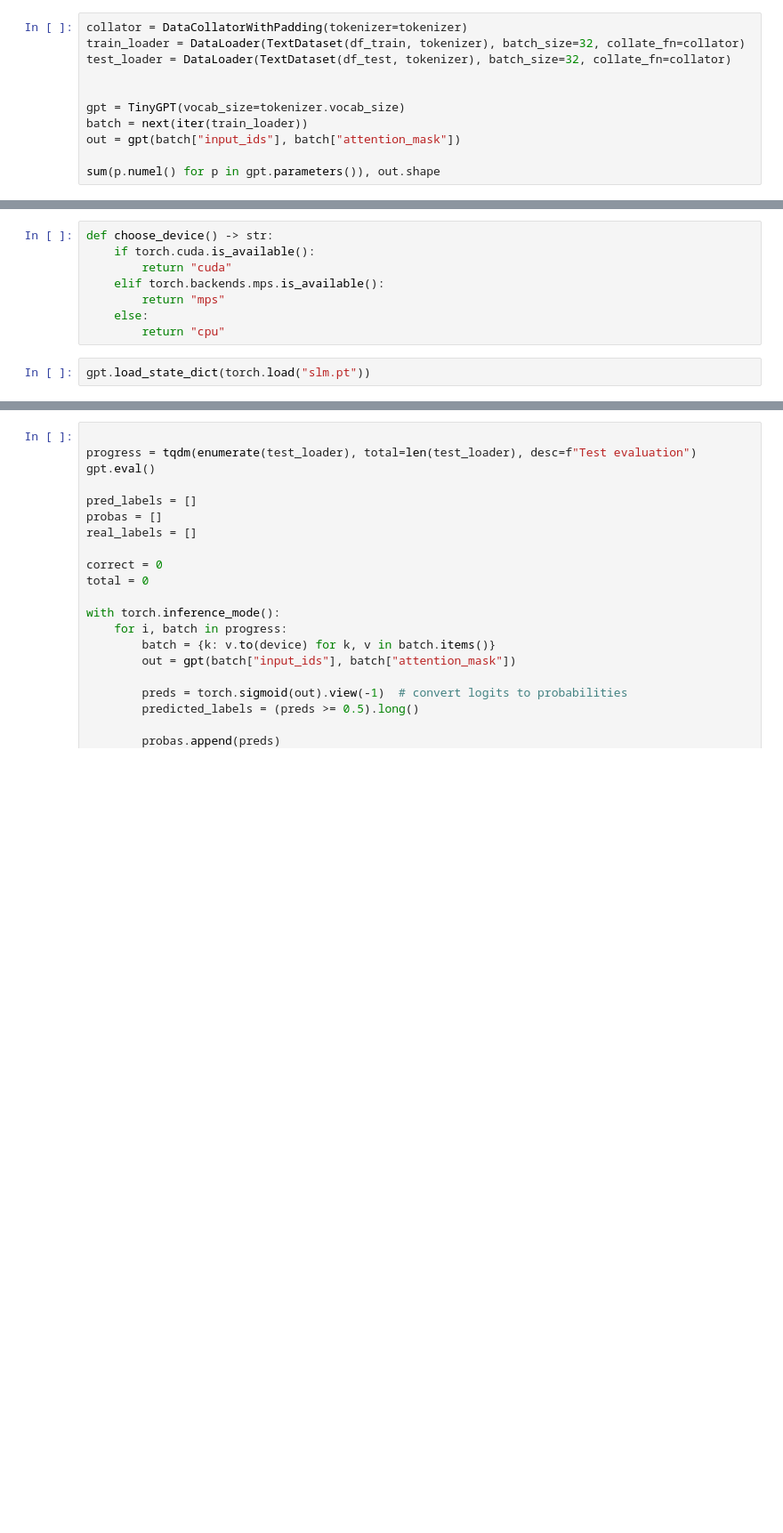
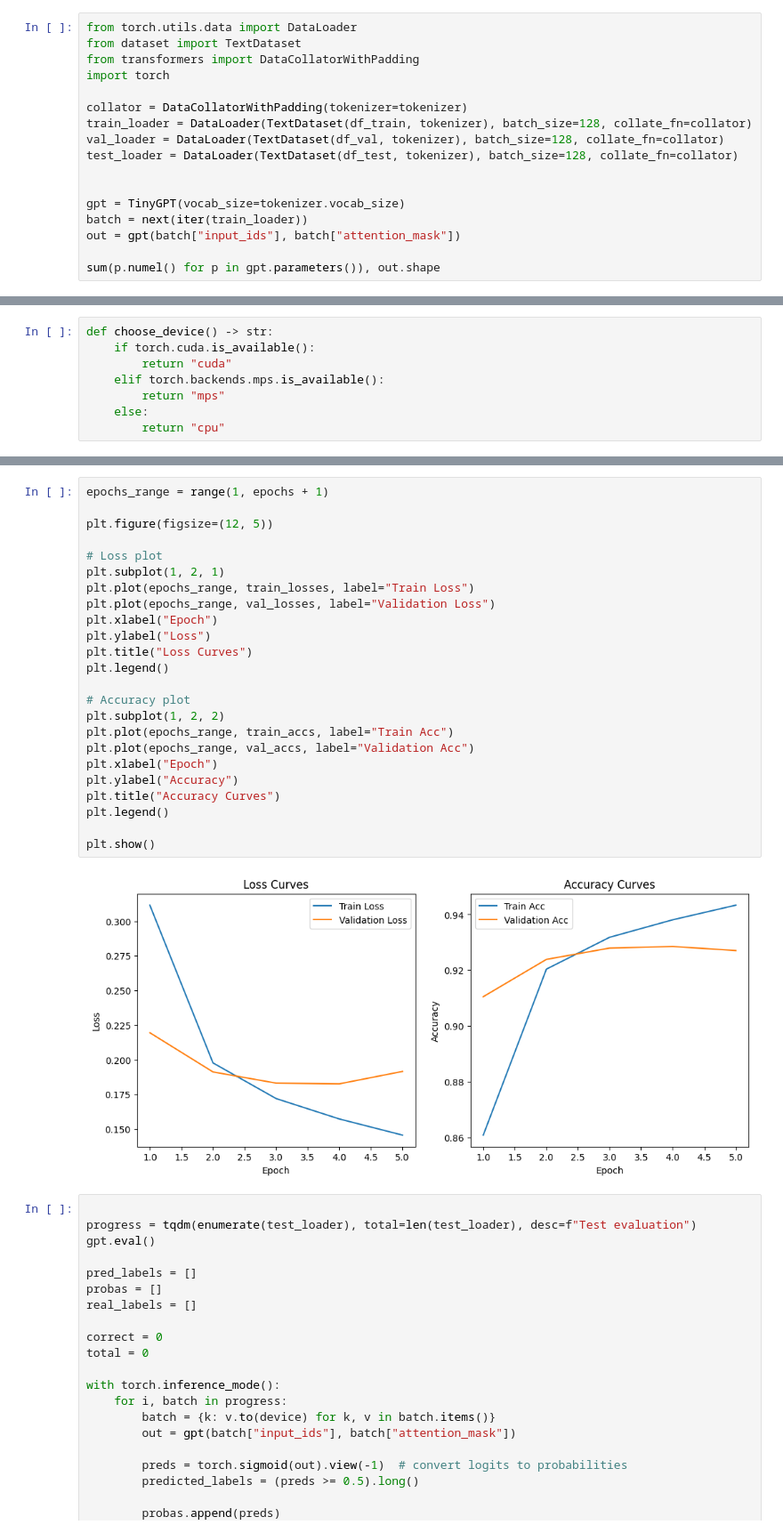
Before and after one commit to mnozkiewicz/Computational-Linguistics, a Jupyter notebook: lab3/slm.ipynb, the cells around one changed output, grey strips where cells are left out. Shown at 89% size. Saved outputs shown, nothing was run; the diff lists cells and outputs as text; blank space fills up the shorter version.

```diff
--- a/lab3/slm.ipynb
+++ b/lab3/slm.ipynb
@@ -95,9 +75,15 @@ class TinyGPT(nn.Module):
         repr = x.mean(axis=-2)
         return self.fc(repr)
 # %%
+from torch.utils.data import DataLoader
+from dataset import TextDataset
+from transformers import DataCollatorWithPadding
+import torch
+
 collator = DataCollatorWithPadding(tokenizer=tokenizer)
-train_loader = DataLoader(TextDataset(df_train, tokenizer), batch_size=32, collate_fn=collator)
-test_loader = DataLoader(TextDataset(df_test, tokenizer), batch_size=32, collate_fn=collator)
+train_loader = DataLoader(TextDataset(df_train, tokenizer), batch_size=128, collate_fn=collator)
+val_loader = DataLoader(TextDataset(df_val, tokenizer), batch_size=128, collate_fn=collator)
+test_loader = DataLoader(TextDataset(df_test, tokenizer), batch_size=128, collate_fn=collator)
 
 
 gpt = TinyGPT(vocab_size=tokenizer.vocab_size)
@@ -115,5 +101,3 @@ def choose_device() -> str:
         return "mps"
     else:
         return "cpu"
-# %%
-gpt.load_state_dict(torch.load("slm.pt"))
@@ -192,3 +198,29 @@ TinyGPT(
+# %%
+epochs_range = range(1, epochs + 1)
+
+plt.figure(figsize=(12, 5))
+
+# Loss plot
+plt.subplot(1, 2, 1)
+plt.plot(epochs_range, train_losses, label="Train Loss")
+plt.plot(epochs_range, val_losses, label="Validation Loss")
+plt.xlabel("Epoch")
+plt.ylabel("Loss")
+plt.title("Loss Curves")
+plt.legend()
+
+# Accuracy plot
+plt.subplot(1, 2, 2)
+plt.plot(epochs_range, train_accs, label="Train Acc")
+plt.plot(epochs_range, val_accs, label="Validation Acc")
+plt.xlabel("Epoch")
+plt.ylabel("Accuracy")
+plt.title("Accuracy Curves")
+plt.legend()
+
+plt.show()
+# %% [output]
+[figure, added]
 # %%
 
 progress = tqdm(enumerate(test_loader), total=len(test_loader), desc=f"Test evaluation")
```
Also changed, not shown: parts of 9 cells of this notebook, 3 other files.
